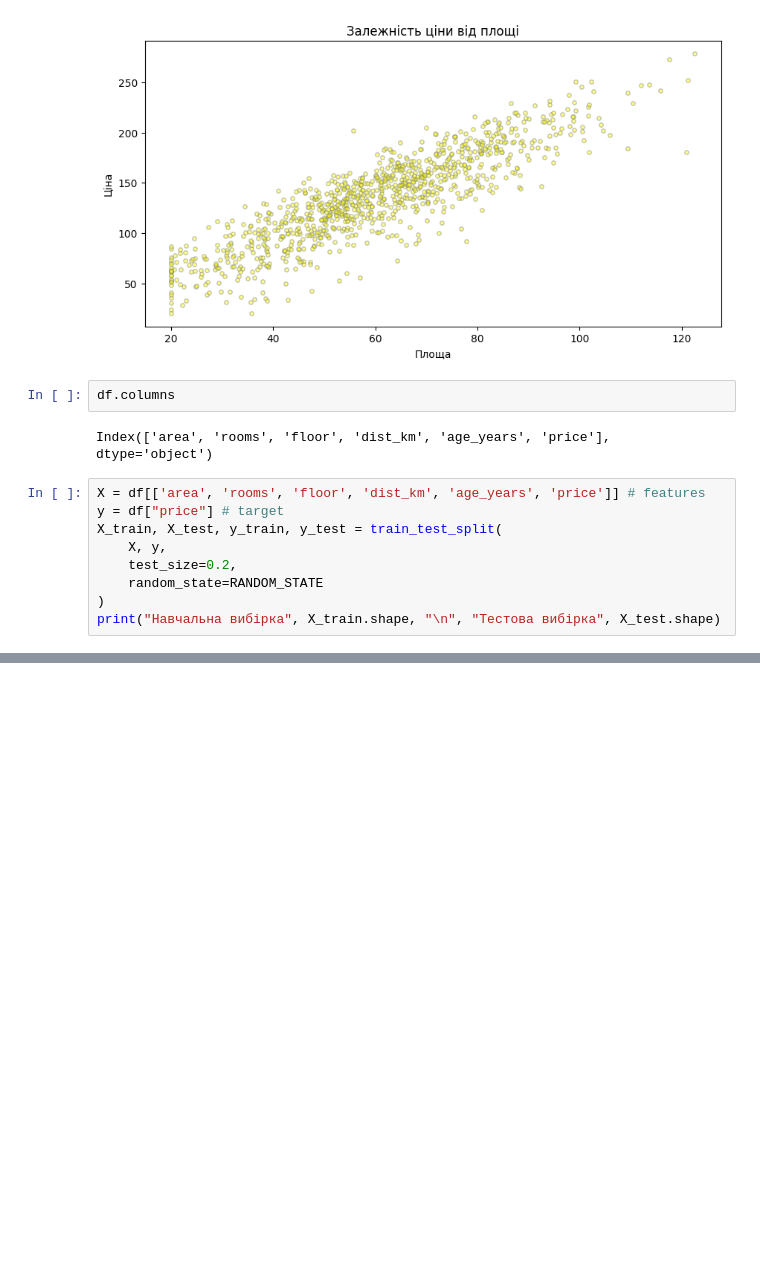
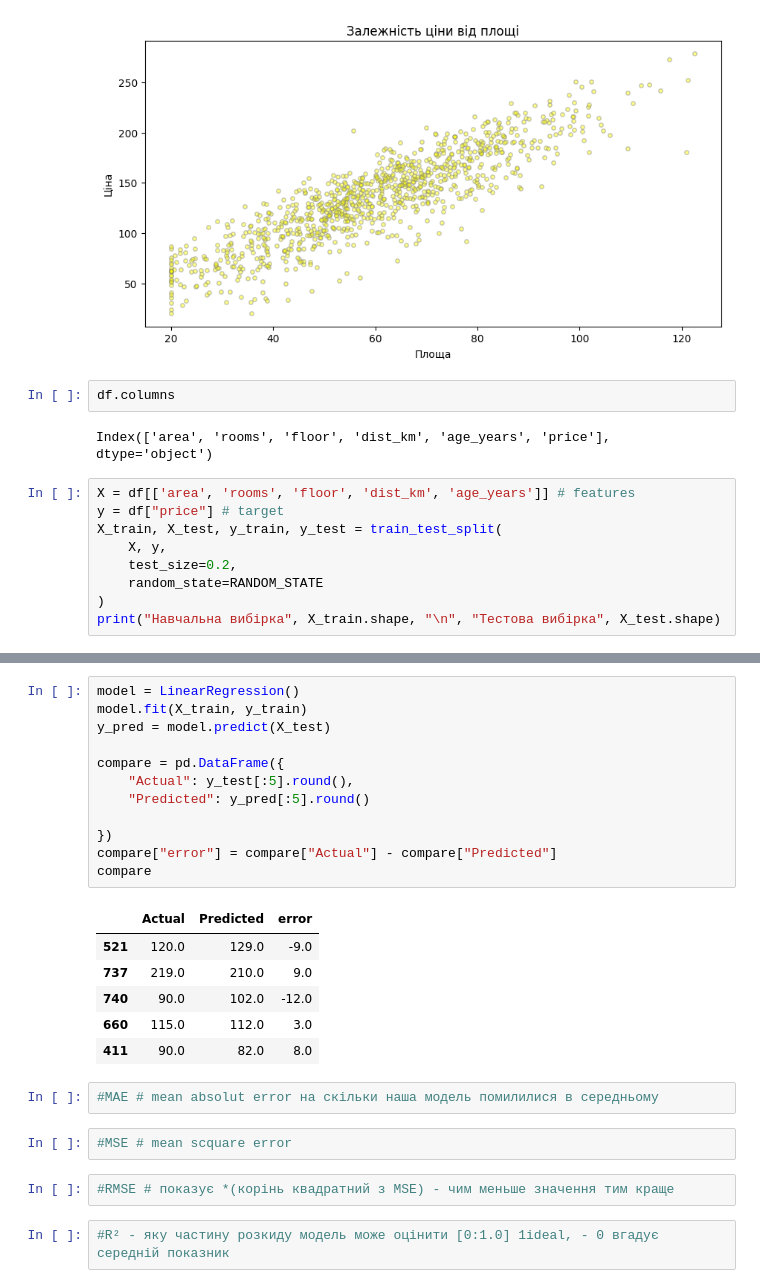
Before and after one commit to T-Svitlichna/DTA_Python, a Jupyter notebook: ML/LinearRegression_DTA.ipynb, the cells around one changed output, grey strips where cells are left out. Drawn from its saved outputs; the diff is of its cells as text; blank space fills up the shorter version.

Commit message:
Liner_regres

```diff
--- a/ML/LinearRegression_DTA.ipynb
+++ b/ML/LinearRegression_DTA.ipynb
@@ -98,7 +99,7 @@ df.columns
 # %% [output]
 Index(['area', 'rooms', 'floor', 'dist_km', 'age_years', 'price'], dtype='object')
 # %%
-X = df[['area', 'rooms', 'floor', 'dist_km', 'age_years', 'price']] # features
+X = df[['area', 'rooms', 'floor', 'dist_km', 'age_years']] # features
 y = df["price"] # target
 X_train, X_test, y_train, y_test = train_test_split(
     X, y,
@@ -111,0 +127,27 @@ print("Навчальна вибірка", X_train.shape, "\n", "Тестова
+# %%
+model = LinearRegression()
+model.fit(X_train, y_train)
+y_pred = model.predict(X_test)
+
+compare = pd.DataFrame({
+    "Actual": y_test[:5].round(),
+    "Predicted": y_pred[:5].round()
+
+})
+compare["error"] = compare["Actual"] - compare["Predicted"]
+compare
+# %% [output]
+|  | Actual | Predicted | error |
+| 521 | 120.0 | 129.0 | -9.0 |
+| 737 | 219.0 | 210.0 | 9.0 |
+| 740 | 90.0 | 102.0 | -12.0 |
+| 660 | 115.0 | 112.0 | 3.0 |
+| 411 | 90.0 | 82.0 | 8.0 |
+# %%
+#MAE # mean absolut error на скільки наша модель помилилися в середньому
+# %%
+#MSE # mean scquare error
+# %%
+#RMSE # показує *(корінь квадратний з MSE) - чим меньше значення тим краще
+# %%
+#R² - яку частину розкиду модель може оцінити [0:1.0] 1ideal, - 0 вгадує середній показник
```
Also changed, not shown: parts of 5 cells of this notebook.
